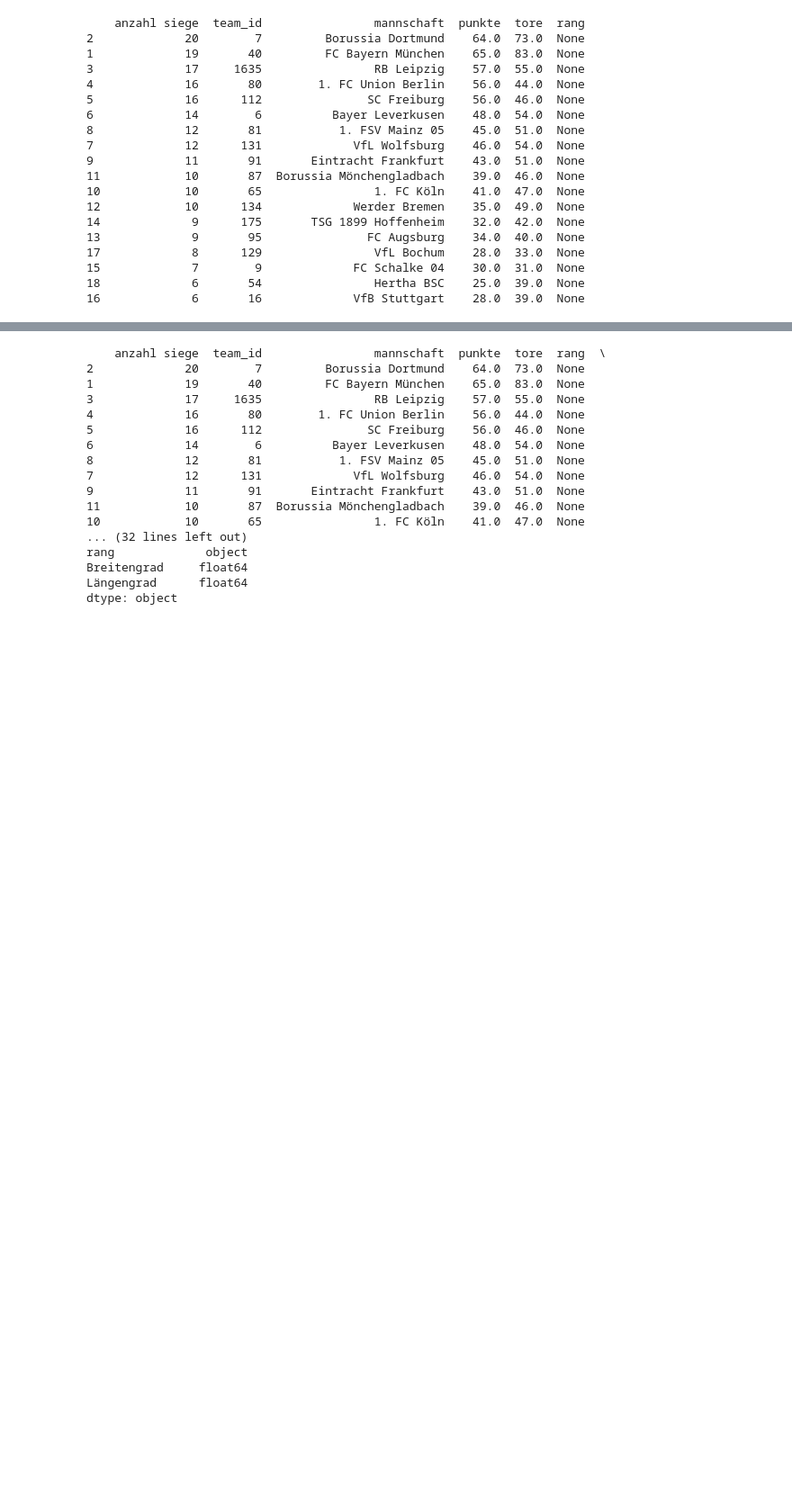
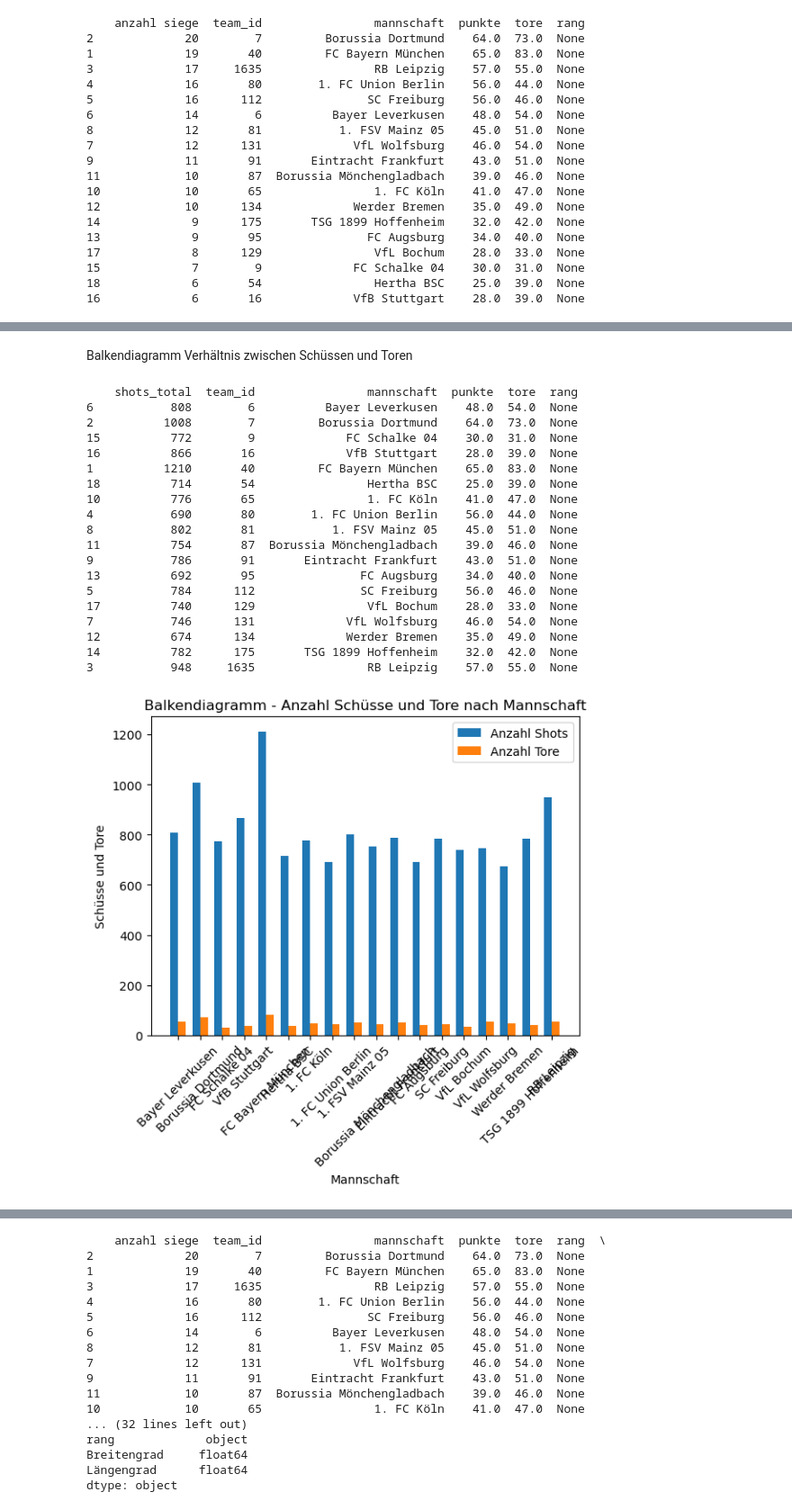
Before and after one commit to meierr14/Projektarbeit_ADS_FS2023_Gruppe_15, a Jupyter notebook: ExplorativeDatenanalyse/ExplorativeDatenanalyse.ipynb, the cells around one changed output, grey strips where cells are left out. Shown at 90% size. Drawn from its saved outputs; the diff is of its cells as text; code cells hidden in the pictures; blank space fills up the shorter version.

```diff
--- a/ExplorativeDatenanalyse/ExplorativeDatenanalyse.ipynb
+++ b/ExplorativeDatenanalyse/ExplorativeDatenanalyse.ipynb
@@ -207,0 +325,64 @@ print(merged_df)
+# %% [markdown]
+Balkendiagramm Verhältnis zwischen Schüssen und Toren
+# %%
+# Gruppiere den DataFrame nach "team_id" und berechne die Summe von "shots_total"
+sum_shots_total = df_shots.groupby('team_id')['shots_total'].sum()
+
+# Führt die Counts mit den Mannschaftsnamen zusammen
+df_shots_pro_team = pd.merge(sum_shots_total, df_mannschaften, how='left', left_index=True, right_on='team_id')
+
+# Bereinigen der untentschiedenen Spielen
+df_shots_pro_team = df_shots_pro_team.drop(df_shots_pro_team[df_shots_pro_team['team_id'] == '0'].index)
+
+df_shots_pro_team = df_shots_pro_team.rename(columns={'winner_team_id': 'anzahl siege'})
+
+#print(value_counts)
+print(df_shots_pro_team)
+
+# Daten aus dem merged_df extrahieren
+mannschaften = df_shots_pro_team['mannschaft']
+anzahl_shots = df_shots_pro_team['shots_total']
+anzahl_tore = df_shots_pro_team['tore']
+
+# Erstellung des Balkendiagramms
+breite = 0.35  # Breite der Balken
+ind = np.arange(len(mannschaften))  # x-Koordinaten für die Balken
+
+# Erste Gruppe von Balken mit den Anzahl-Siege-Daten
+plt.bar(ind, anzahl_shots, width=breite, label='Anzahl Shots')
+
+# Zweite Gruppe von Balken mit den Anzahl-Unentschieden-Daten
+plt.bar(ind + breite, anzahl_tore, width=breite, label='Anzahl Tore')
+
+# Hinzufügen von Beschriftungen
+plt.xlabel('Mannschaft')
+plt.ylabel('Schüsse und Tore')
+plt.title('Balkendiagramm - Anzahl Schüsse und Tore nach Mannschaft')
+plt.xticks(ind + breite / 2, mannschaften, rotation=45)
+
+# Legende anzeigen
+plt.legend()
+
+# Anzeige des Balkendiagramms
+plt.show()
+# %% [output]
+    shots_total  team_id                mannschaft  punkte  tore  rang
+6           808        6          Bayer Leverkusen    48.0  54.0  None
+2          1008        7         Borussia Dortmund    64.0  73.0  None
+15          772        9             FC Schalke 04    30.0  31.0  None
+16          866       16             VfB Stuttgart    28.0  39.0  None
+1          1210       40         FC Bayern München    65.0  83.0  None
+18          714       54                Hertha BSC    25.0  39.0  None
+10          776       65                1. FC Köln    41.0  47.0  None
+4           690       80        1. FC Union Berlin    56.0  44.0  None
+8           802       81           1. FSV Mainz 05    45.0  51.0  None
+11          754       87  Borussia Mönchengladbach    39.0  46.0  None
+9           786       91       Eintracht Frankfurt    43.0  51.0  None
+13          692       95               FC Augsburg    34.0  40.0  None
+5           784      112               SC Freiburg    56.0  46.0  None
+17          740      129                VfL Bochum    28.0  33.0  None
+7           746      131             VfL Wolfsburg    46.0  54.0  None
+12          674      134             Werder Bremen    35.0  49.0  None
+14          782      175       TSG 1899 Hoffenheim    32.0  42.0  None
+3           948     1635                RB Leipzig    57.0  55.0  None
+[figure, added]
```
Also changed, not shown: parts of 12 cells of this notebook.
